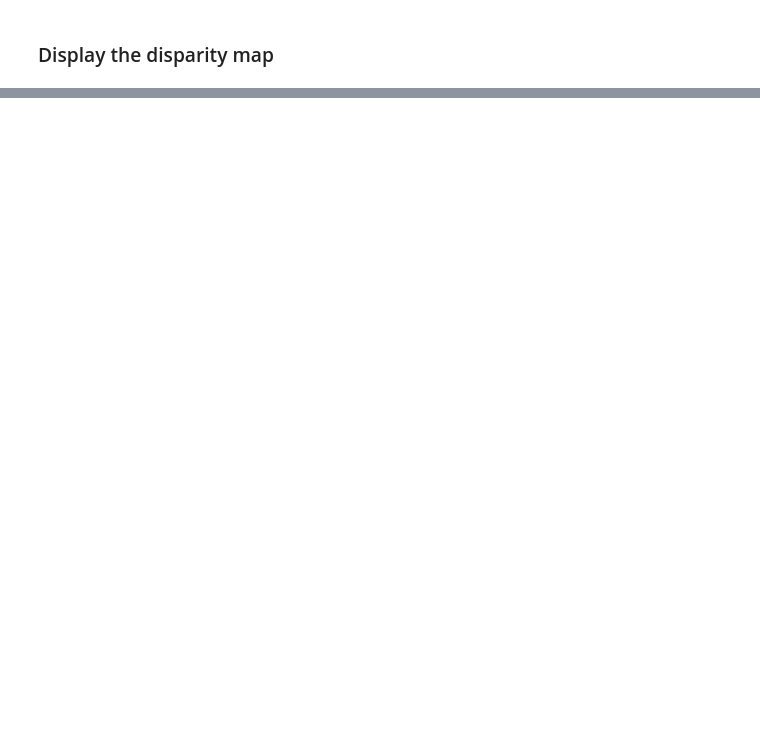
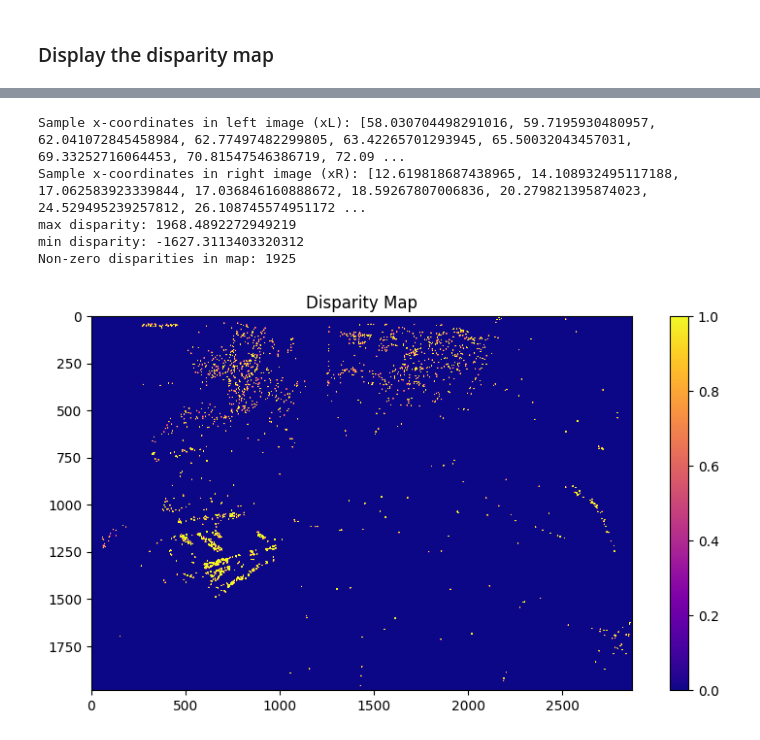
Before and after one commit to theoyjy/TCDNotes, a Jupyter notebook: CV/Assignments/Assignement-2-CS7GV1-CV/entrynumber_assignment_2.ipynb, the cells around one changed output, grey strips where cells are left out. Cells and saved outputs as stored; diff of their text form; code cells hidden in the pictures; blank space fills up the shorter version.

```diff
--- a/CV/Assignments/Assignement-2-CS7GV1-CV/entrynumber_assignment_2.ipynb
+++ b/CV/Assignments/Assignement-2-CS7GV1-CV/entrynumber_assignment_2.ipynb
@@ -83,6 +110,15 @@ def calculate_disparity(keypoints_left, keypoints_right, good_matches, doffs=0):
 
     # Write your code will be here
 
+    disparities = []
+    xl_coords = []
+    xr_coords = []
+    for match in good_matches:
+        xl, yl = keypoints_left[match.queryIdx].pt
+        xr, yr = keypoints_right[match.trainIdx].pt
+        xl_coords.append(xl)
+        xr_coords.append(xr)
+        disparities.append(xl - xr - doffs)
     return disparities, xl_coords, xr_coords
 # %% [markdown]
  ### Display the disparity map
@@ -103,3 +125,37 @@ plt.show()
+# %%
+from math import floor
+
+disparity, xl_coords, xr_coords = calculate_disparity(keypoints_left, keypoints_right, good_matches)
+
+print("Sample x-coordinates in left image (xL):", xl_coords[:10])
+print("Sample x-coordinates in right image (xR):", xr_coords[:10])
+print("max disparity:", max(disparity))
+print("min disparity:", min(disparity))
+
+disparity_map = np.zeros(left_image.shape[:2], dtype=np.float32)
+for disparity_val, match in zip(disparity, good_matches):
+    x, y = keypoints_left[match.queryIdx].pt
+    x, y = int(np.floor(x)), int(np.floor(y))
+    if 0 <= y < disparity_map.shape[0] and 0 <= x < disparity_map.shape[1]:
+        disparity_map[y, x] = disparity_val
+
+print("Non-zero disparities in map:", np.count_nonzero(disparity_map))
+clipped_disparity_map = np.clip(disparity_map, 0, 255)
+disparity_map_normalized = cv2.normalize(clipped_disparity_map, None, alpha=0, beta=255, norm_type=cv2.NORM_MINMAX, dtype=cv2.CV_8U)
+
+
+plt.figure(figsize=(10, 5))
+plt.imshow(disparity_map_normalized, cmap='plasma', vmin=0, vmax=1)
+plt.colorbar()
+plt.title("Disparity Map")
+plt.show()
+# %% [output]
+Sample x-coordinates in left image (xL): [58.030704498291016, 59.7195930480957, 62.041072845458984, 62.77497482299805, 63.42265701293945, 65.50032043457031, 69.33252716064453, 70.81547546386719, 72.09 ...
+Sample x-coordinates in right image (xR): [12.619818687438965, 14.108932495117188, 17.062583923339844, 17.036846160888672, 18.59267807006836, 20.279821395874023, 24.529495239257812, 26.108745574951172 ...
+max disparity: 1968.4892272949219
+min disparity: -1627.3113403320312
+Non-zero disparities in map: 1925
+[figure, added]
 # %%
 def calculate_depth_map(disparity_map, focal_length, baseline):
     """
```
Also changed, not shown: parts of 11 cells of this notebook, 37 other files.
